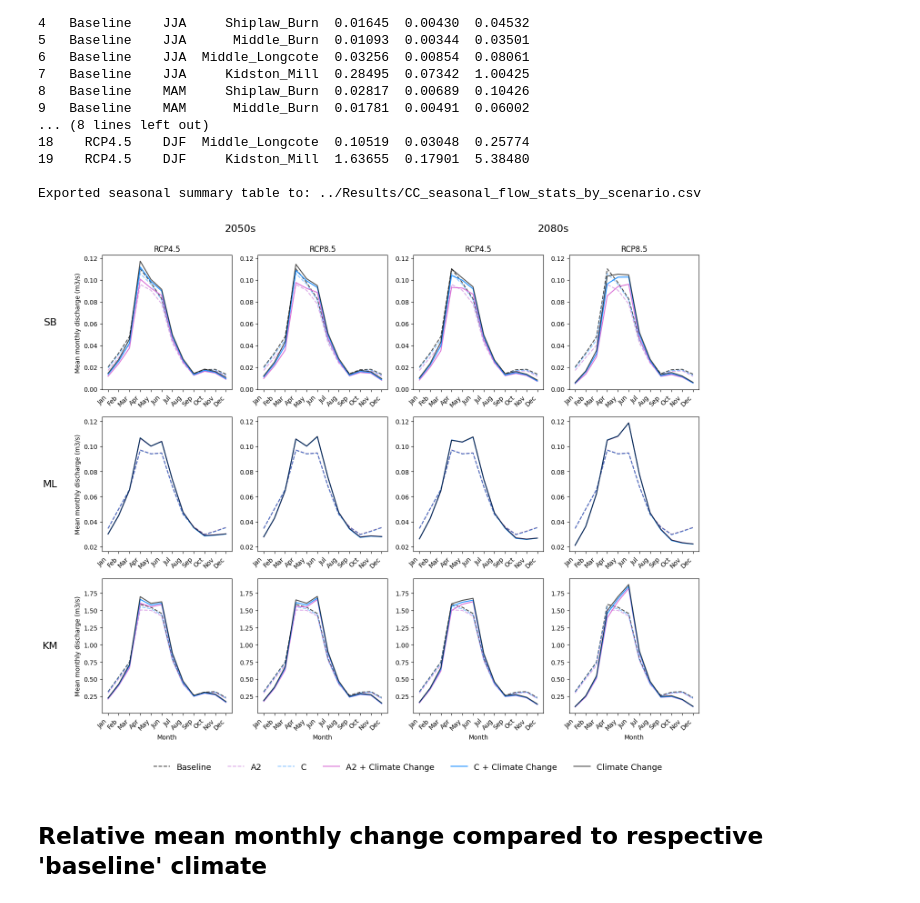
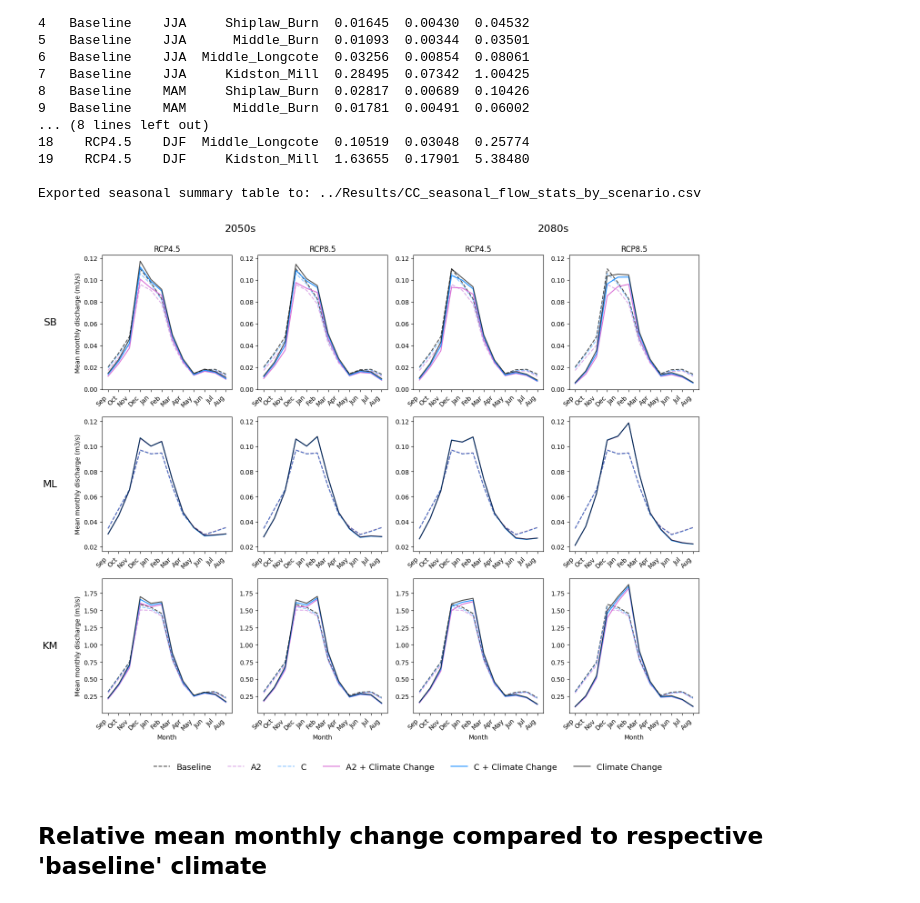
Before and after one commit to teganwilliams/Modelling-hydrological-impacts-of-LULC-change, a Jupyter notebook: Code/CCResultsAnalysis.ipynb, the cells around one changed output. Saved outputs shown, nothing was run; the diff lists cells and outputs as text; code cells hidden in the pictures.

```diff
--- a/Code/CCResultsAnalysis.ipynb
+++ b/Code/CCResultsAnalysis.ipynb
@@ -14,69 +14,69 @@ import matplotlib.dates as mdates
 # Discharge outputs
 
 # Baseline LC scenarios (no cc)
-baseline = pd.read_csv("../Data/LULC/Eddleston_LC_baselineDetailedTS_M11.txt", sep="\\t")
+baseline = pd.read_csv("../Data/LULC/Eddleston_LC_baselineDetailedTS_M11.txt", engine="python", sep="\\t")
 baseline["Time"] = pd.to_datetime(baseline["Time"])
 baseline = baseline.set_index("Time")
 
-a2 = pd.read_csv("../Data/LULC/Eddleston_LC_A2DetailedTS_M11.txt", sep="\\t")
+a2 = pd.read_csv("../Data/LULC/Eddleston_LC_A2DetailedTS_M11.txt", engine="python", sep="\\t")
 a2["Time"] = pd.to_datetime(a2["Time"])
 a2 = a2.set_index("Time")
 
-c = pd.read_csv("../Data/LULC/Eddleston_LC_CDetailedTS_M11.txt", sep="\\t")
+c = pd.read_csv("../Data/LULC/Eddleston_LC_CDetailedTS_M11.txt", engine="python", sep="\\t")
 c["Time"] = pd.to_datetime(c["Time"])
 c = c.set_index("Time")
 
 
 # Just climate change (baseline LC)
-og_2050_45 = pd.read_csv("../Data/CCcombined/Eddleston_baseline_2050_45_50DetailedTS_M11.txt", sep="\\t")
+og_2050_45 = pd.read_csv("../Data/CCcombined/Eddleston_baseline_2050_45_50DetailedTS_M11.txt", engine="python", sep="\\t")
 og_2050_45["Time"] = pd.to_datetime(og_2050_45["Time"])
 og_2050_45 = og_2050_45.set_index("Time")
 
-og_2050_85 = pd.read_csv("../Data/CCcombined/Eddleston_baseline_2050_85_50DetailedTS_M11.txt", sep="\\t")
+og_2050_85 = pd.read_csv("../Data/CCcombined/Eddleston_baseline_2050_85_50DetailedTS_M11.txt", engine="python", sep="\\t")
 og_2050_85["Time"] = pd.to_datetime(og_2050_85["Time"])
 og_2050_85 = og_2050_85.set_index("Time")
 
-og_2080_45 = pd.read_csv("../Data/CCcombined/Eddleston_baseline_2080_45_50DetailedTS_M11.txt", sep="\\t")
+og_2080_45 = pd.read_csv("../Data/CCcombined/Eddleston_baseline_2080_45_50DetailedTS_M11.txt", engine="python", sep="\\t")
 og_2080_45["Time"] = pd.to_datetime(og_2080_45["Time"])
 og_2080_45 = og_2080_45.set_index("Time")
 
-og_2080_85 = pd.read_csv("../Data/CCcombined/Eddleston_baseline_2080_85_50DetailedTS_M11.txt", sep="\\t")
+og_2080_85 = pd.read_csv("../Data/CCcombined/Eddleston_baseline_2080_85_50DetailedTS_M11.txt", engine="python", sep="\\t")
 og_2080_85["Time"] = pd.to_datetime(og_2080_85["Time"])
 og_2080_85 = og_2080_85.set_index("Time")
 
 
 # Combined cc and a2 scenario
-a2_2050_45 = pd.read_csv("../Data/CCcombined/Eddleston_A2_2050_45_50DetailedTS_M11.txt", sep="\\t")
+a2_2050_45 = pd.read_csv("../Data/CCcombined/Eddleston_A2_2050_45_50DetailedTS_M11.txt", engine="python", sep="\\t")
 a2_2050_45["Time"] = pd.to_datetime(a2_2050_45["Time"])
 a2_2050_45 = a2_2050_45.set_index("Time")
 
-a2_2050_85 = pd.read_csv("../Data/CCcombined/Eddleston_A2_2050_85_50DetailedTS_M11.txt", sep="\\t")
+a2_2050_85 = pd.read_csv("../Data/CCcombined/Eddleston_A2_2050_85_50DetailedTS_M11.txt", engine="python", sep="\\t")
 a2_2050_85["Time"] = pd.to_datetime(a2_2050_85["Time"])
 a2_2050_85 = a2_2050_85.set_index("Time")
 
-a2_2080_45 = pd.read_csv("../Data/CCcombined/Eddleston_A2_2080_45_50DetailedTS_M11.txt", sep="\\t")
+a2_2080_45 = pd.read_csv("../Data/CCcombined/Eddleston_A2_2080_45_50DetailedTS_M11.txt", engine="python", sep="\\t")
 a2_2080_45["Time"] = pd.to_datetime(a2_2080_45["Time"])
 a2_2080_45 = a2_2080_45.set_index("Time")
 
-a2_2080_85 = pd.read_csv("../Data/CCcombined/Eddleston_A2_2080_85_50DetailedTS_M11.txt", sep="\\t")
+a2_2080_85 = pd.read_csv("../Data/CCcombined/Eddleston_A2_2080_85_50DetailedTS_M11.txt", engine="python", sep="\\t")
 a2_2080_85["Time"] = pd.to_datetime(a2_2080_85["Time"])
 a2_2080_85 = a2_2080_85.set_index("Time")
 
 
 # Combined cc and c scenario
-c_2050_45 = pd.read_csv("../Data/CCcombined/Eddleston_C_2050_45_50DetailedTS_M11.txt", sep="\\t")
+c_2050_45 = pd.read_csv("../Data/CCcombined/Eddleston_C_2050_45_50DetailedTS_M11.txt", engine="python", sep="\\t")
 c_2050_45["Time"] = pd.to_datetime(c_2050_45["Time"])
 c_2050_45 = c_2050_45.set_index("Time")
 
-c_2050_85 = pd.read_csv("../Data/CCcombined/Eddleston_C_2050_85_50DetailedTS_M11.txt", sep="\\t")
+c_2050_85 = pd.read_csv("../Data/CCcombined/Eddleston_C_2050_85_50DetailedTS_M11.txt", engine="python", sep="\\t")
 c_2050_85["Time"] = pd.to_datetime(c_2050_85["Time"])
 c_2050_85 = c_2050_85.set_index("Time")
 
-c_2080_45 = pd.read_csv("../Data/CCcombined/Eddleston_C_2080_45_50DetailedTS_M11.txt", sep="\\t")
+c_2080_45 = pd.read_csv("../Data/CCcombined/Eddleston_C_2080_45_50DetailedTS_M11.txt", engine="python", sep="\\t")
 c_2080_45["Time"] = pd.to_datetime(c_2080_45["Time"])
 c_2080_45 = c_2080_45.set_index("Time")
 
-c_2080_85 = pd.read_csv("../Data/CCcombined/Eddleston_C_2080_85_50DetailedTS_M11.txt", sep="\\t")
+c_2080_85 = pd.read_csv("../Data/CCcombined/Eddleston_C_2080_85_50DetailedTS_M11.txt", engine="python", sep="\\t")
 c_2080_85["Time"] = pd.to_datetime(c_2080_85["Time"])
 c_2080_85 = c_2080_85.set_index("Time")
 # %%
@@ -469,8 +469,8 @@ for row_idx, (name, df) in enumerate(rows):
             ax.set_xlabel("Month")
         else:
             ax.set_xlabel("")
-        ax.set_xticks(range(len(calendar_months)))
-        ax.set_xticklabels(calendar_months, rotation=45, ha="right")
+        ax.set_xticks(range(len(hydro_months)))
+        ax.set_xticklabels(hydro_months, rotation=45, ha="right")
         ax.tick_params(labelbottom=True)
 
 for i in range(3):
@@ -510,34 +510,34 @@ for row_idx, (name, df) in enumerate(rows):
 handles, labels = [], []
 for ax in axes.flat:
     h, l = ax.get_legend_handles_labels()
     for hh, ll in zip(h, l):
         if ll not in labels:
             handles.append(hh)
             labels.append(ll)
 
 fig.legend(handles, labels, loc='lower center', ncol=6, frameon=False, bbox_to_anchor=(0.5, -0.01), fontsize=13)
 
 # Grouped column titles
 try:
     pos0 = axes[0, 0].get_position()
     pos1 = axes[0, 1].get_position()
     pos2 = axes[0, 2].get_position()
     pos3 = axes[0, 3].get_position()
     left0, right0 = min(pos0.x0, pos1.x0), max(pos0.x1, pos1.x1)
     left1, right1 = min(pos2.x0, pos3.x0), max(pos2.x1, pos3.x1)
     center0 = (left0 + right0) / 2
     center1 = (left1 + right1) / 2
     top_y = max(pos0.y1, pos1.y1, pos2.y1, pos3.y1) + 0.2
     fig.subplots_adjust(top=0.95)         # shrink axes so there's room above
     fig.text(0.27, 0.99, '2050s', ha='center', va='bottom', fontsize=16)
     fig.text(0.70, 0.99, '2080s', ha='center', va='bottom', fontsize=16)
 except Exception:
     pass
 
 plt.savefig("../Results/Figure_44.png", dpi=400, bbox_inches="tight")
 plt.show()
 # %% [output]
-[figure, old version]
+[figure, new version]
 # %% [markdown]
 ## Relative mean monthly change compared to respective 'baseline' climate
 # %%
```
Also changed, not shown: 4 other files.
